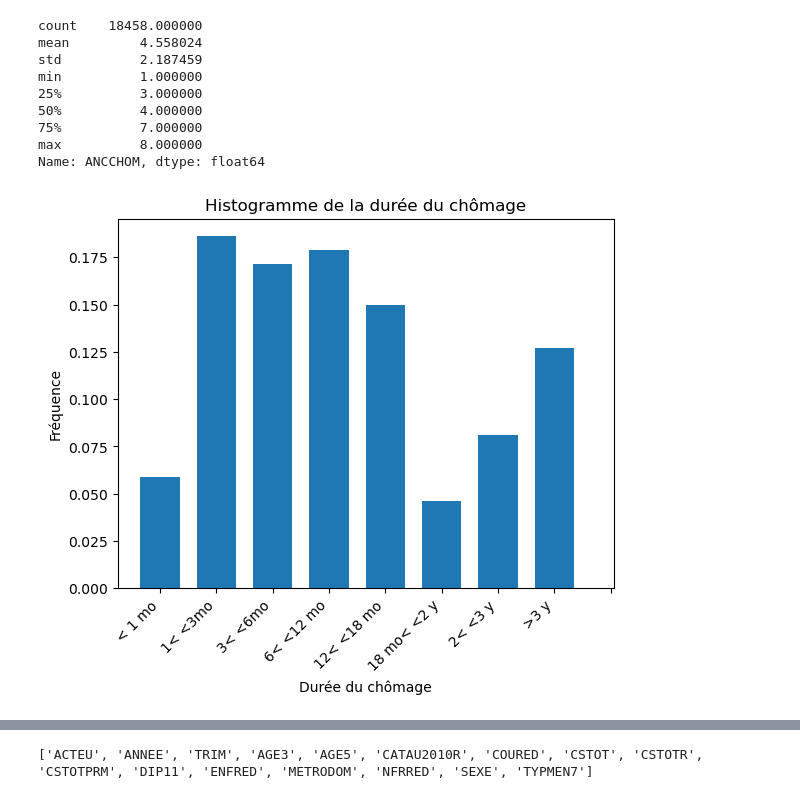
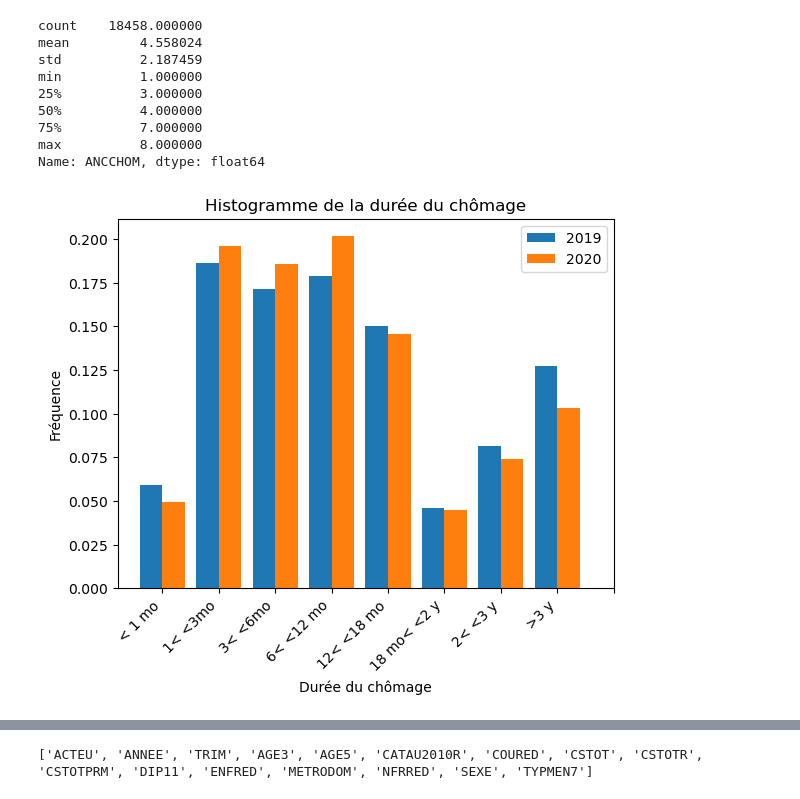
Before and after one commit to Alexis-Barrau/python_ensae, a Jupyter notebook: Scripts/Script first analysis.ipynb, the cells around one changed output, grey strips where cells are left out. Saved outputs shown, nothing was run; the diff lists cells and outputs as text; code cells hidden in the pictures.

```diff
--- a/Scripts/Script first analysis.ipynb
+++ b/Scripts/Script first analysis.ipynb
@@ -50,6 +50,7 @@ Name: ACTEU, dtype: float64
 # %%
 #répartiton de la durée de chômage avec la variable ANCCHOM (on pondère par EXTRIAN)
 EEC_chom_2019=EEC_2019[EEC_2019["ACTEU"]==2]
+EEC_chom_2020=EEC_2020[EEC_2020["ACTEU"]==2]
 EEC_chom_2019["ANCCHOM"].describe()
 # %% [output]
 count    18458.000000
@@ -62,13 +63,14 @@ min          1.000000
 max          8.000000
 Name: ANCCHOM, dtype: float64
 # %%
-plt.hist(EEC_chom_2019["ANCCHOM"],bins=[i - 0.35 for i in range(1, 10)], weights = EEC_chom_2019["EXTRIAN"], align='mid',width=0.7, density=True)
+plt.hist([EEC_chom_2019["ANCCHOM"],EEC_chom_2020["ANCCHOM"]],bins=[i - 0.5 for i in range(1, 10)], weights = [EEC_chom_2019["EXTRIAN"],EEC_chom_2020["EXTRIAN"]], align='mid',width=0.4, density=True,label=["2019","2020"])
 plt.title('Histogramme de la durée du chômage')
 plt.xticks(range(1,10), ["< 1 mo","1< <3mo","3< <6mo","6< <12 mo","12< <18 mo","18 mo< <2 y","2< <3 y",">3 y",""], rotation=45, ha="right")
 plt.xlabel('Durée du chômage')
 plt.ylabel('Fréquence')
+plt.legend()
 plt.show()
 # %% [output]
-[figure, old version]
+[figure, new version]
 # %%
 #Pourcentage de chômage par niveau d'éducation et CSP
```
Also changed, not shown: parts of 2 cells of this notebook.
